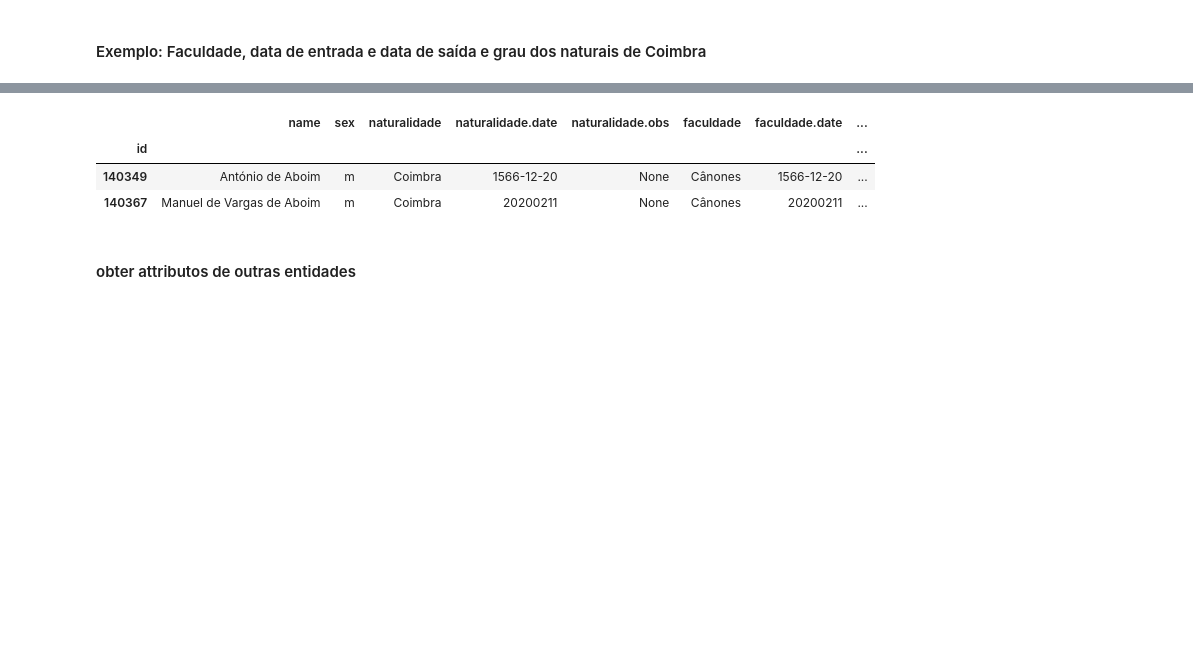
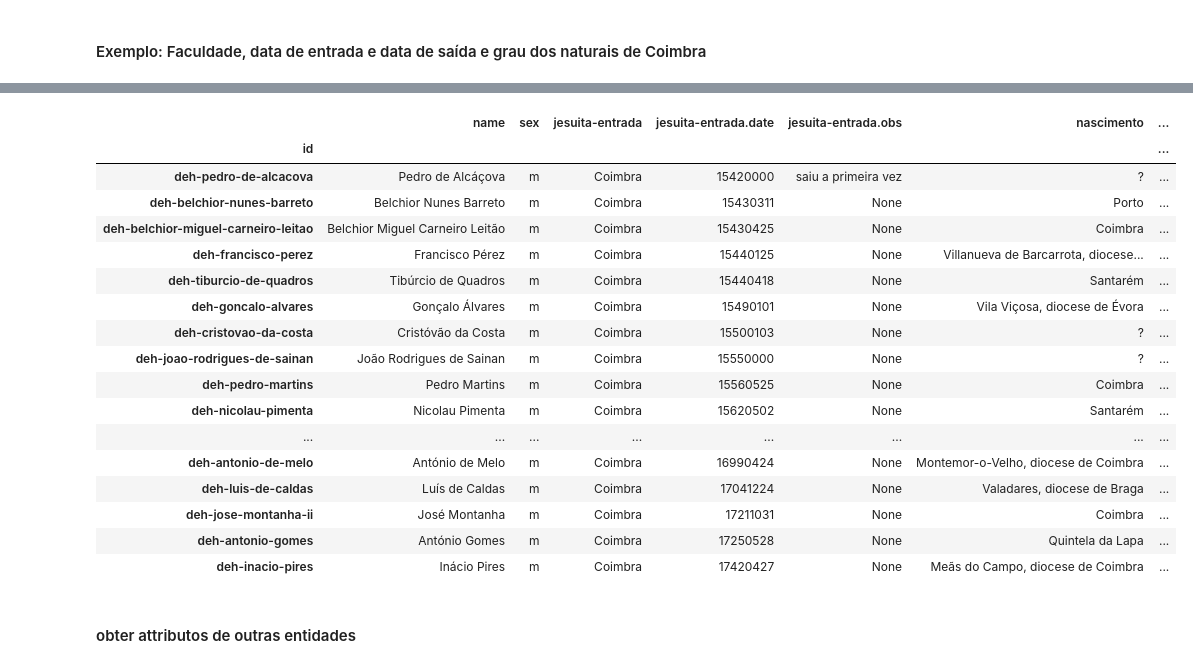
Before and after one commit to joaquimrcarvalho/dehergne-locations, a Jupyter notebook: notebooks/1-receipts.ipynb, the cells around one changed output, grey strips where cells are left out. Cells and saved outputs as stored; diff of their text form; code cells hidden in the pictures; blank space fills up the shorter version.

```diff
--- a/notebooks/1-receipts.ipynb
+++ b/notebooks/1-receipts.ipynb
@@ -479,12 +499,13 @@ from timelink.pandas import entities_with_attribute
 # Get list of people with with a certain value in a specific attribute
 df = entities_with_attribute(
                     entity_type='person',
-                    the_type='naturalidade',
+                    the_type='jesuita-entrada',
                     the_value='Coimbra',
                     more_info=['name','sex'],
-                    name_like='% Aboim',
-                    more_cols=['faculdade','uc.entrada','uc.saida'],
+                    name_like='%',
+                    more_cols=['nascimento','morte'],
                     db=tlnb.db,
                     sql_echo=False)
+conimbricensis = df.index.values
 df.info()
 # %% [output]
@@ -492,10 +530,24 @@ AttributeError: 'NoneType' object has no attribute 'info'
 # %%
-df.head(5)
+df
 # %% [output]
-|  | name | sex | naturalidade | naturalidade.date | naturalidade.obs | faculdade | faculdade.date | ... |
-| id |  |  |  |  |  |  |  | ... |
-| 140349 | António de Aboim | m | Coimbra | 1566-12-20 | None | Cânones | 1566-12-20 | ... |
-| 140367 | Manuel de Vargas de Aboim | m | Coimbra | 20200211 | None | Cânones | 20200211 | ... |
+|  | name | sex | jesuita-entrada | jesuita-entrada.date | jesuita-entrada.obs | nascimento | ... |
+| id |  |  |  |  |  |  | ... |
+| deh-pedro-de-alcacova | Pedro de Alcáçova | m | Coimbra | 15420000 | saiu a primeira vez | ? | ... |
+| deh-belchior-nunes-barreto | Belchior Nunes Barreto | m | Coimbra | 15430311 | None | Porto | ... |
+| deh-belchior-miguel-carneiro-leitao | Belchior Miguel Carneiro Leitão | m | Coimbra | 15430425 | None | Coimbra | ... |
+| deh-francisco-perez | Francisco Pérez | m | Coimbra | 15440125 | None | Villanueva de Barcarrota, diocese... | ... |
+| deh-tiburcio-de-quadros | Tibúrcio de Quadros | m | Coimbra | 15440418 | None | Santarém | ... |
+| deh-goncalo-alvares | Gonçalo Álvares | m | Coimbra | 15490101 | None | Vila Viçosa, diocese de Évora | ... |
+| deh-cristovao-da-costa | Cristóvão da Costa | m | Coimbra | 15500103 | None | ? | ... |
+| deh-joao-rodrigues-de-sainan | João Rodrigues de Sainan | m | Coimbra | 15550000 | None | ? | ... |
+| deh-pedro-martins | Pedro Martins | m | Coimbra | 15560525 | None | Coimbra | ... |
+| deh-nicolau-pimenta | Nicolau Pimenta | m | Coimbra | 15620502 | None | Santarém | ... |
+| ... | ... | ... | ... | ... | ... | ... | ... |
+| deh-antonio-de-melo | António de Melo | m | Coimbra | 16990424 | None | Montemor-o-Velho, diocese de Coimbra | ... |
+| deh-luis-de-caldas | Luís de Caldas | m | Coimbra | 17041224 | None | Valadares, diocese de Braga | ... |
+| deh-jose-montanha-ii | José Montanha | m | Coimbra | 17211031 | None | Coimbra | ... |
+| deh-antonio-gomes | António Gomes | m | Coimbra | 17250528 | None | Quintela da Lapa | ... |
+| deh-inacio-pires | Inácio Pires | m | Coimbra | 17420427 | None | Meãs do Campo, diocese de Coimbra | ... |
 # %% [markdown]
 #### obter attributos de outras entidades
 # %%
```
Also changed, not shown: parts of 20 cells of this notebook.
